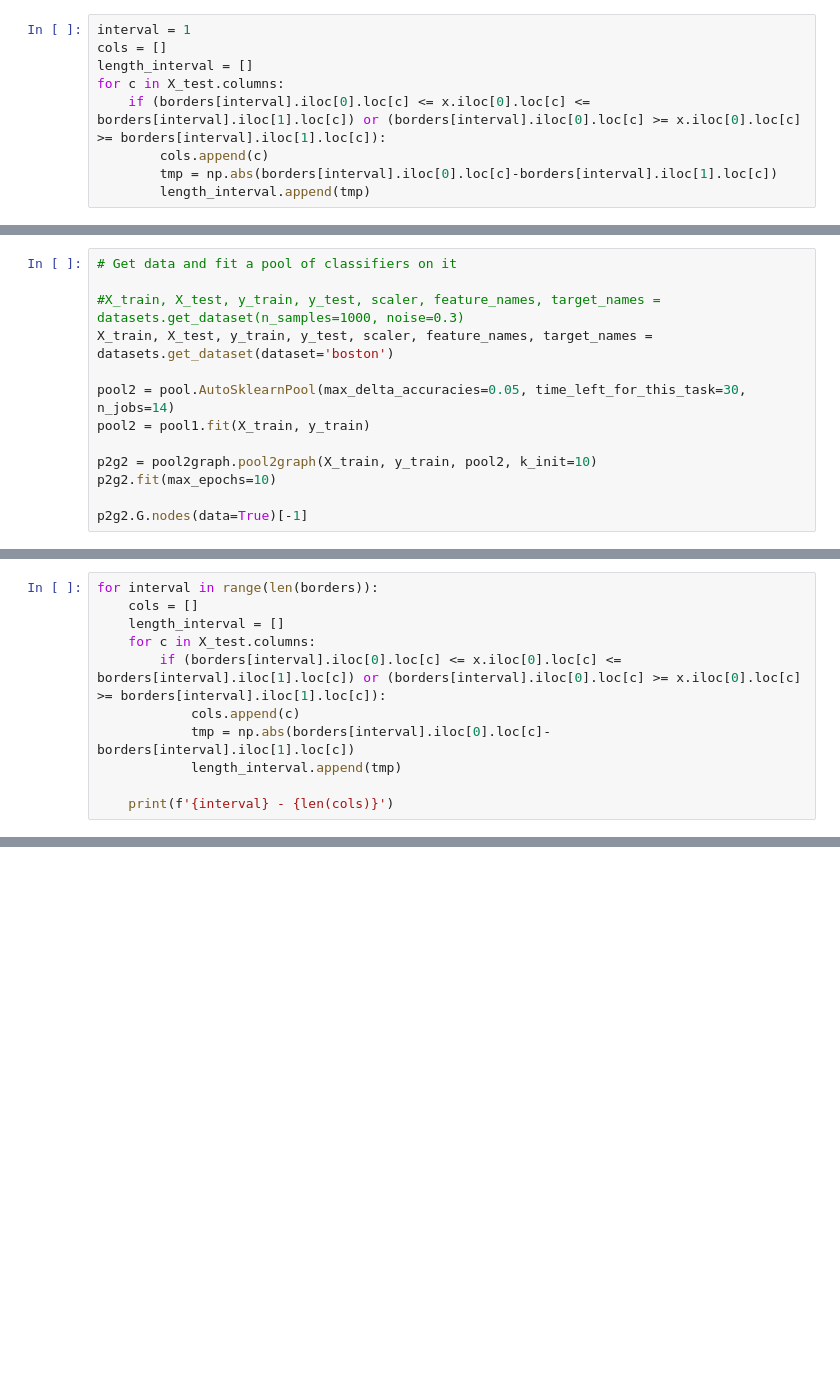
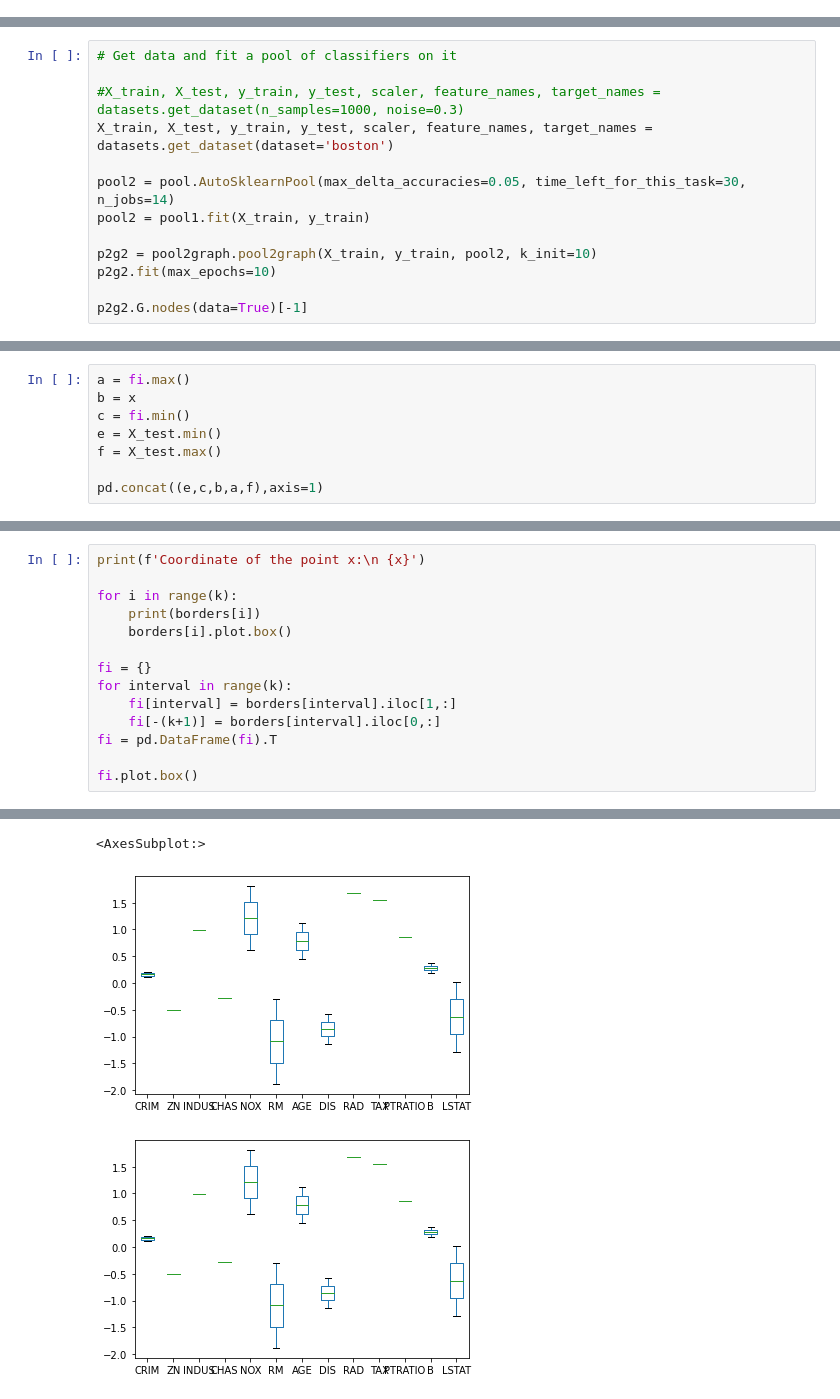
Before and after one commit to axa-rev-research/discrepancies-in-machine-learning, a Jupyter notebook: notebooks/usecase.ipynb, the cells around one changed output, grey strips where cells are left out. Saved outputs shown, nothing was run; the diff lists cells and outputs as text; blank space fills up the shorter version.

```diff
--- a/notebooks/usecase.ipynb
+++ b/notebooks/usecase.ipynb
@@ -86,9 +14,0 @@ x
-# %%
-interval = 1
-cols = []
-length_interval = []
-for c in X_test.columns:
-    if (borders[interval].iloc[0].loc[c] <= x.iloc[0].loc[c] <= borders[interval].iloc[1].loc[c]) or (borders[interval].iloc[0].loc[c] >= x.iloc[0].loc[c] >= borders[interval].iloc[1].loc[c]):
-        cols.append(c)
-        tmp = np.abs(borders[interval].iloc[0].loc[c]-borders[interval].iloc[1].loc[c])
-        length_interval.append(tmp)
@@ -203,11 +158,0 @@ borders[interval].loc[:,cols]
-# %%
-for interval in range(len(borders)):
-    cols = []
-    length_interval = []
-    for c in X_test.columns:
-        if (borders[interval].iloc[0].loc[c] <= x.iloc[0].loc[c] <= borders[interval].iloc[1].loc[c]) or (borders[interval].iloc[0].loc[c] >= x.iloc[0].loc[c] >= borders[interval].iloc[1].loc[c]):
-            cols.append(c)
-            tmp = np.abs(borders[interval].iloc[0].loc[c]-borders[interval].iloc[1].loc[c])
-            length_interval.append(tmp)
-
-    print(f'{interval} - {len(cols)}')
@@ -238,0 +182,8 @@ cols
+# %%
+a = fi.max()
+b = x
+c = fi.min()
+e = X_test.min()
+f = X_test.max()
+
+pd.concat((e,c,b,a,f),axis=1)
@@ -238,0 +205,15 @@ cols
+# %%
+print(f'Coordinate of the point x:\n {x}')
+
+for i in range(k):
+    print(borders[i])
+    borders[i].plot.box()
+
+fi = {}
+for interval in range(k):
+    fi[interval] = borders[interval].iloc[1,:]
+    fi[-(k+1)] = borders[interval].iloc[0,:]
+fi = pd.DataFrame(fi).T
+
+fi.plot.box()
+# %% [output]
@@ -238,0 +237,3 @@ cols
+<AxesSubplot:>
+[figure, added]
+[figure, added]
```
Also changed, not shown: parts of 29 cells of this notebook.
